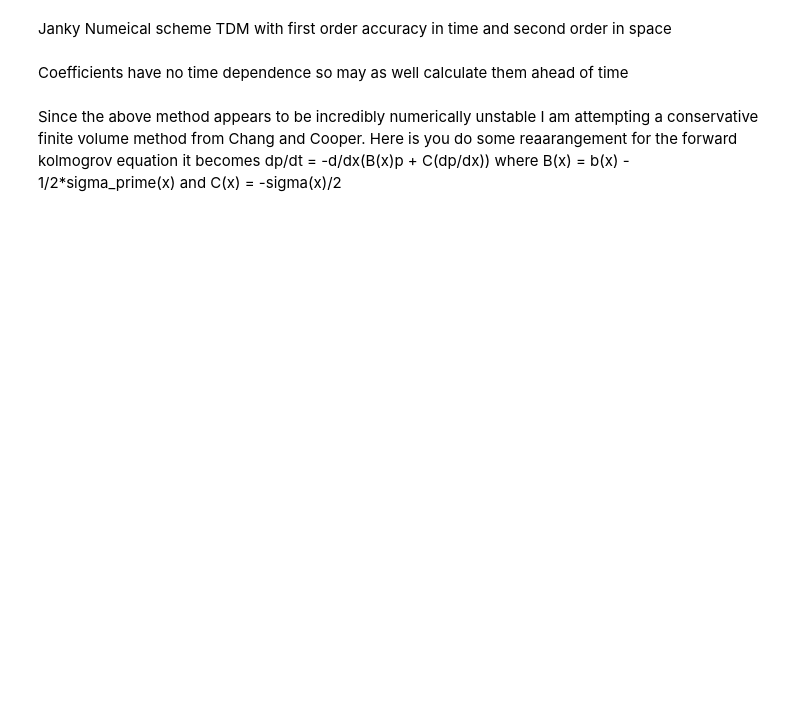
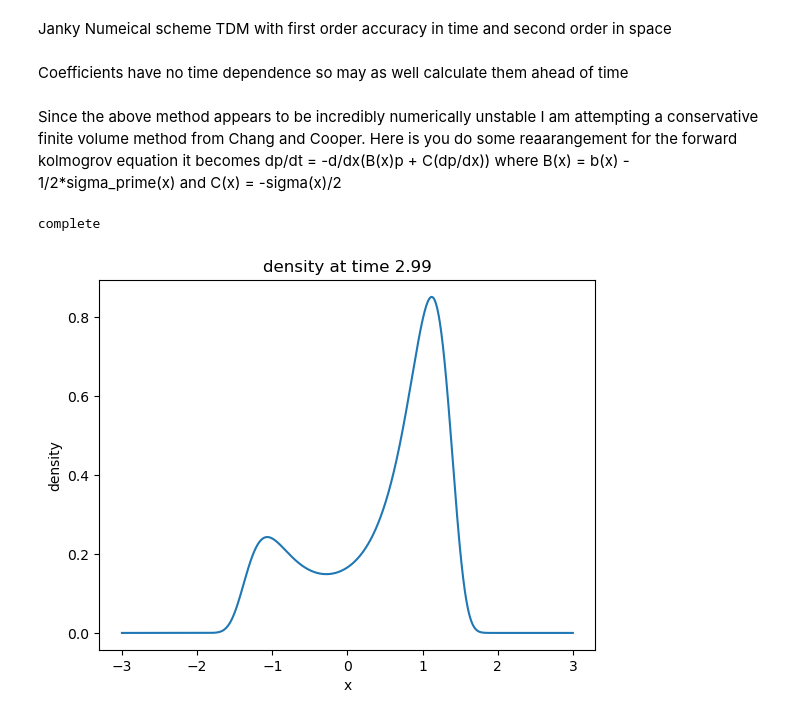
Before and after one commit to tcooley01/AERO729, a Jupyter notebook: HW3Files/hw3plots.ipynb, the cells around one changed output. Saved outputs shown, nothing was run; the diff lists cells and outputs as text; code cells hidden in the pictures; blank space fills up the shorter version.

```diff
--- a/HW3Files/hw3plots.ipynb
+++ b/HW3Files/hw3plots.ipynb
@@ -119,5 +74,0 @@ coeff_minus = p_minus(coeff_minus, del_x, del_t)
-# %%
-for i in range(1, num_timesteps):
-    results[i, 1:-1] = results[i-1, 1:-1] + (coeff_plus[1:-1]*results[i-1, 2:]) + (coeff_same[1:-1]*results[i-1, 1:-1])\
-    + (coeff_minus[1:-1]*results[i-1, 0:-2])
-print('complete')
@@ -214,14 +158,18 @@ for i in range(1, num_timesteps):
     next_time = sp.linalg.solve_banded((1, 1), banded_fmt_coeffs, results[i-1])
     results[i] = next_time
 print('complete')
+# %% [output]
+complete
 # %%
-time = 0.3
+time = 2.99
 ind = math.floor(time/del_t)
 plt.title(f'density at time {time}')
 plt.xlabel('x')
 plt.ylabel('density')
 plt.plot(x_ref, results[ind, :])
 plt.show()
+# %% [output]
+[figure, added]
 # %%
 means = np.matmul(results, x_ref)*del_x
 time_axis = np.arange(start=0, stop=3, step=del_t)
```
Also changed, not shown: parts of 14 cells of this notebook.
